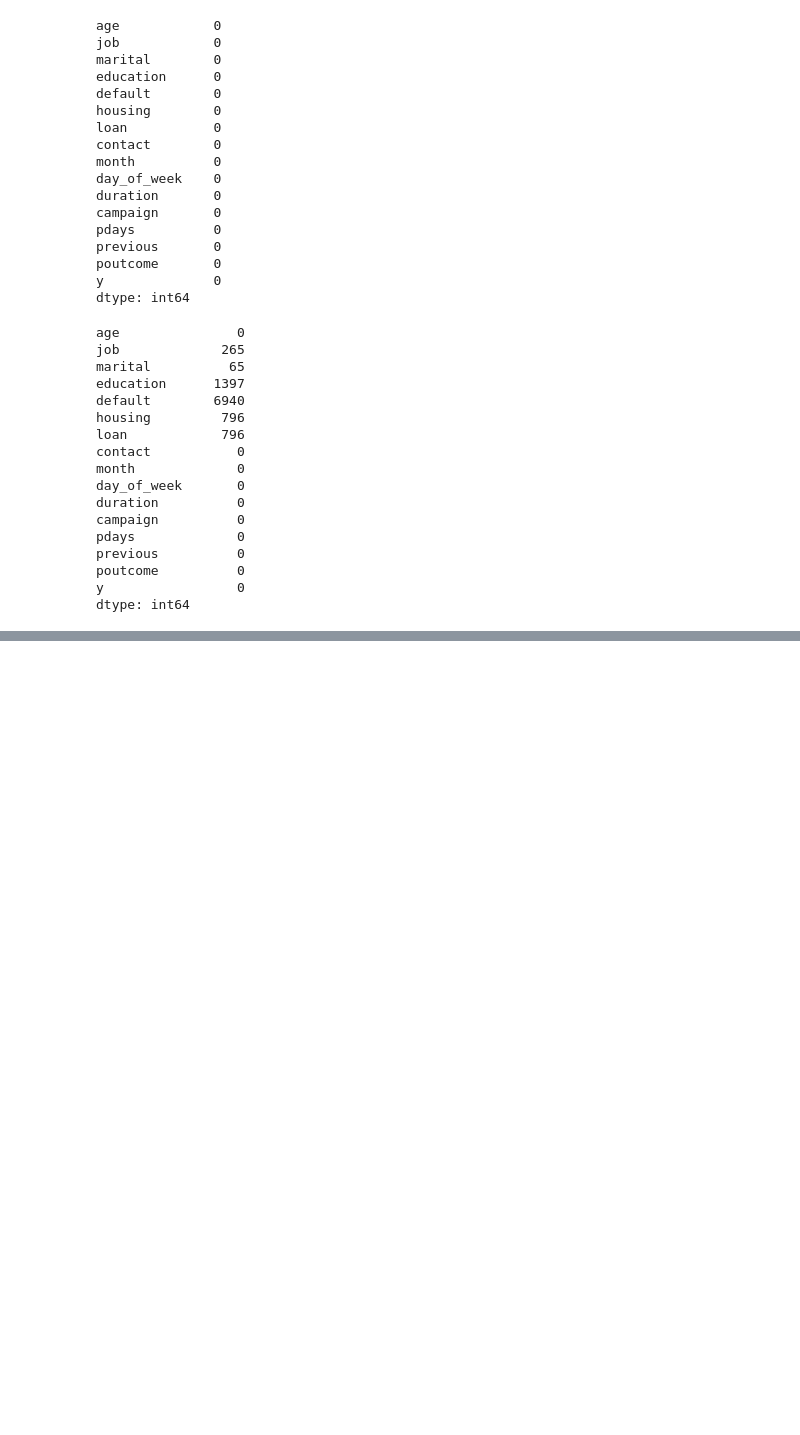
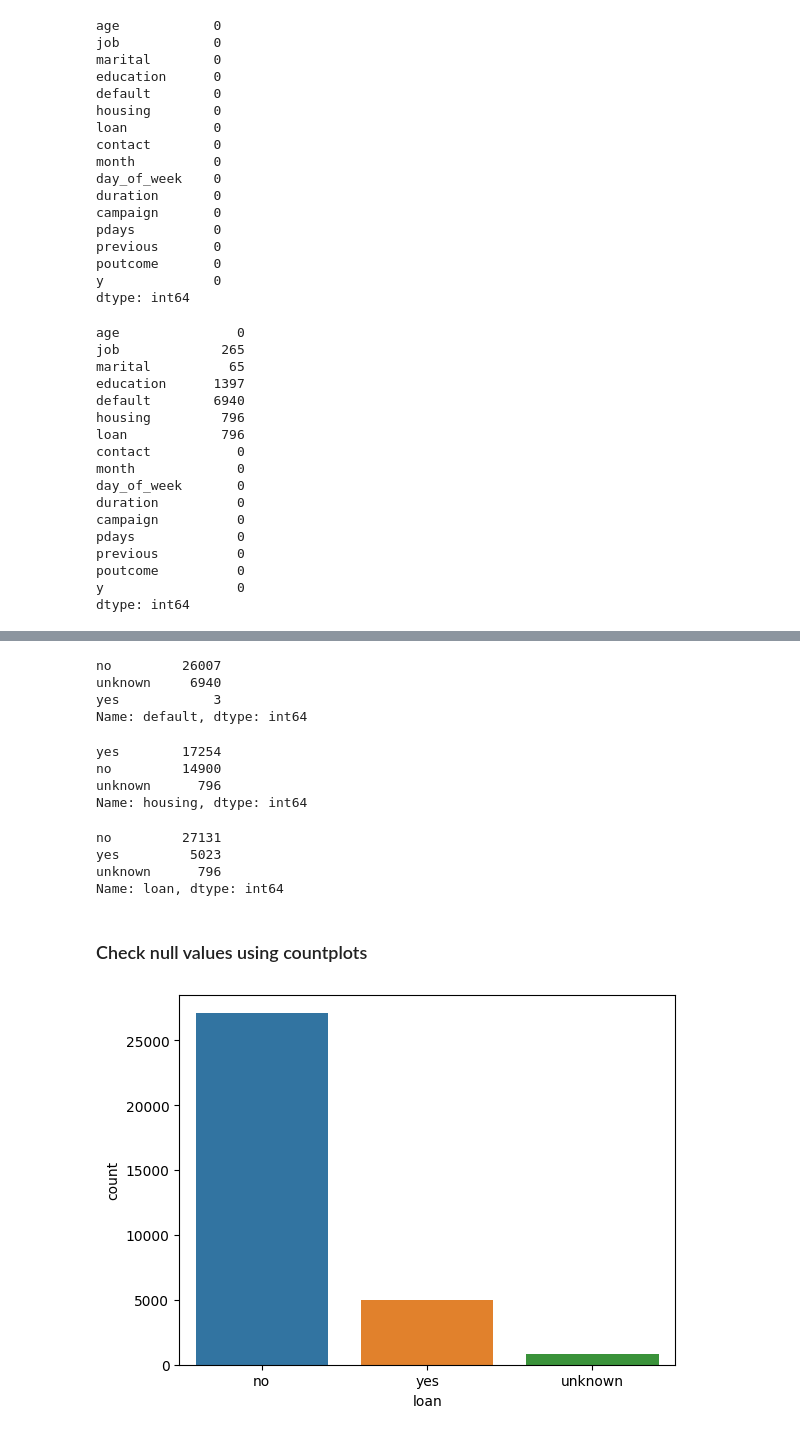
Before and after one commit to hslee0824/banking_data, a Jupyter notebook: main.ipynb, the cells around one changed output, grey strips where cells are left out. Drawn from its saved outputs; the diff is of its cells as text; code cells hidden in the pictures; blank space fills up the shorter version.

```diff
--- a/main.ipynb
+++ b/main.ipynb
@@ -75,0 +116,30 @@ dtype: int64
+# %%
+train['default'].value_counts()
+# %% [output]
+no         26007
+unknown     6940
+yes            3
+Name: default, dtype: int64
+# %%
+train['housing'].value_counts()
+# %% [output]
+yes        17254
+no         14900
+unknown      796
+Name: housing, dtype: int64
+# %%
+train['loan'].value_counts()
+# %% [output]
+no         27131
+yes         5023
+unknown      796
+Name: loan, dtype: int64
+# %% [markdown]
+### Check null values using countplots
+# %%
+# Create the countplot
+sns.countplot(x=train['loan'])
+# Show the plot
+plt.show()
+# %% [output]
+[figure, added]
```
Also changed, not shown: parts of 6 cells of this notebook.
